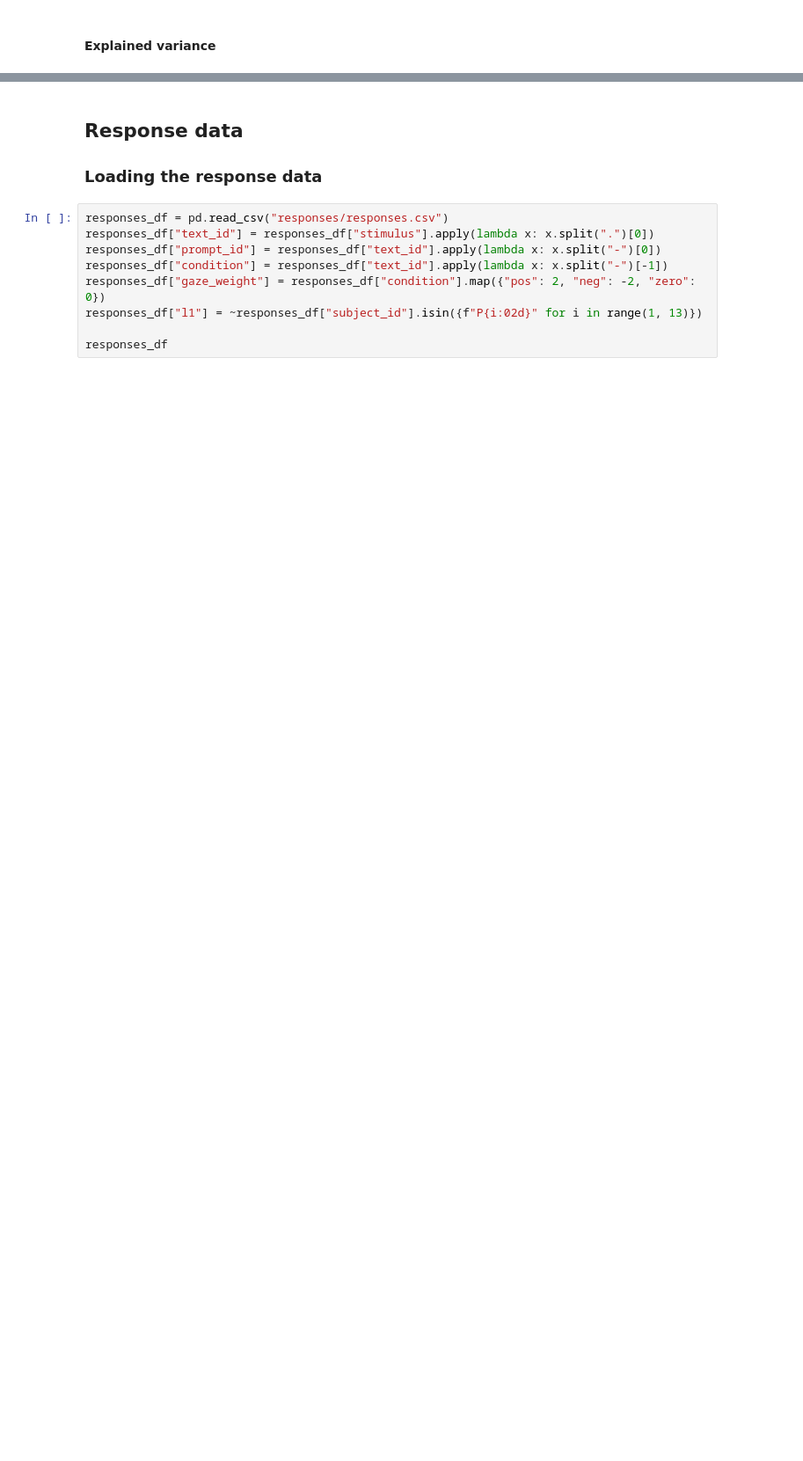
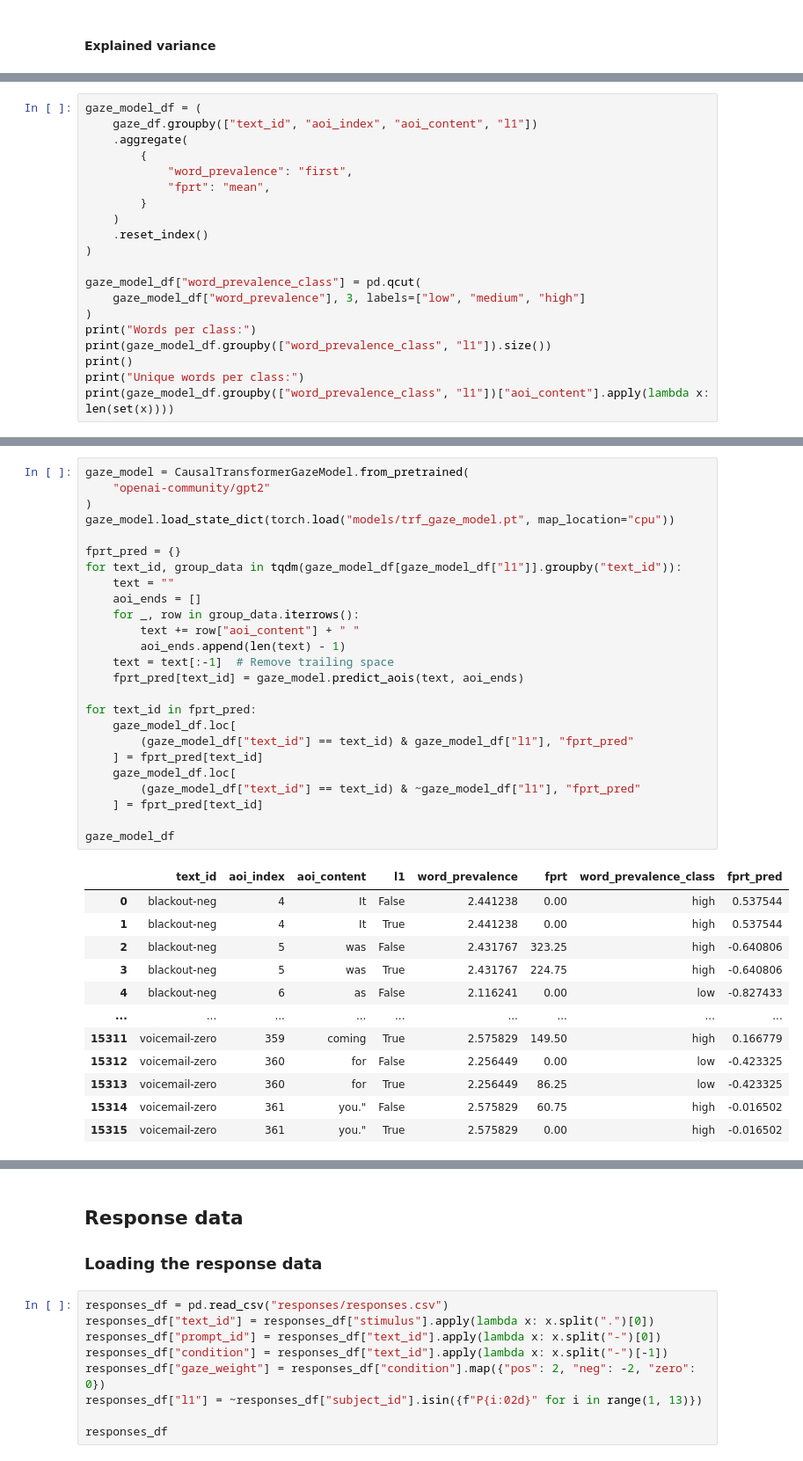
Before and after one commit to mainlp/gaze-guided-text-generation, a Jupyter notebook: analysis.ipynb, the cells around one changed output, grey strips where cells are left out. Shown at 88% size. Drawn from its saved outputs; the diff is of its cells as text; blank space fills up the shorter version.

```diff
--- a/analysis.ipynb
+++ b/analysis.ipynb
@@ -705,0 +713,20 @@ explained_variances_df
+# %%
+gaze_model_df = (
+    gaze_df.groupby(["text_id", "aoi_index", "aoi_content", "l1"])
+    .aggregate(
+        {
+            "word_prevalence": "first",
+            "fprt": "mean",
+        }
+    )
+    .reset_index()
+)
+
+gaze_model_df["word_prevalence_class"] = pd.qcut(
+    gaze_model_df["word_prevalence"], 3, labels=["low", "medium", "high"]
+)
+print("Words per class:")
+print(gaze_model_df.groupby(["word_prevalence_class", "l1"]).size())
+print()
+print("Unique words per class:")
+print(gaze_model_df.groupby(["word_prevalence_class", "l1"])["aoi_content"].apply(lambda x: len(set(x))))
@@ -705,0 +755,38 @@ explained_variances_df
+# %%
+gaze_model = CausalTransformerGazeModel.from_pretrained(
+    "openai-community/gpt2"
+)
+gaze_model.load_state_dict(torch.load("models/trf_gaze_model.pt", map_location="cpu"))
+
+fprt_pred = {}
+for text_id, group_data in tqdm(gaze_model_df[gaze_model_df["l1"]].groupby("text_id")):
+    text = ""
+    aoi_ends = []
+    for _, row in group_data.iterrows():
+        text += row["aoi_content"] + " "
+        aoi_ends.append(len(text) - 1)
+    text = text[:-1]  # Remove trailing space
+    fprt_pred[text_id] = gaze_model.predict_aois(text, aoi_ends)
+
+for text_id in fprt_pred:
+    gaze_model_df.loc[
+        (gaze_model_df["text_id"] == text_id) & gaze_model_df["l1"], "fprt_pred"
+    ] = fprt_pred[text_id]
+    gaze_model_df.loc[
+        (gaze_model_df["text_id"] == text_id) & ~gaze_model_df["l1"], "fprt_pred"
+    ] = fprt_pred[text_id]
+
+gaze_model_df
+# %% [output]
+|  | text_id | aoi_index | aoi_content | l1 | word_prevalence | fprt | word_prevalence_class | fprt_pred |
+| 0 | blackout-neg | 4 | It | False | 2.441238 | 0.00 | high | 0.537544 |
+| 1 | blackout-neg | 4 | It | True | 2.441238 | 0.00 | high | 0.537544 |
+| 2 | blackout-neg | 5 | was | False | 2.431767 | 323.25 | high | -0.640806 |
+| 3 | blackout-neg | 5 | was | True | 2.431767 | 224.75 | high | -0.640806 |
+| 4 | blackout-neg | 6 | as | False | 2.116241 | 0.00 | low | -0.827433 |
+| ... | ... | ... | ... | ... | ... | ... | ... | ... |
+| 15311 | voicemail-zero | 359 | coming | True | 2.575829 | 149.50 | high | 0.166779 |
+| 15312 | voicemail-zero | 360 | for | False | 2.256449 | 0.00 | low | -0.423325 |
+| 15313 | voicemail-zero | 360 | for | True | 2.256449 | 86.25 | low | -0.423325 |
+| 15314 | voicemail-zero | 361 | you." | False | 2.575829 | 60.75 | high | -0.016502 |
+| 15315 | voicemail-zero | 361 | you." | True | 2.575829 | 0.00 | high | -0.016502 |
```
Also changed, not shown: parts of 18 cells of this notebook, 7 other files.
